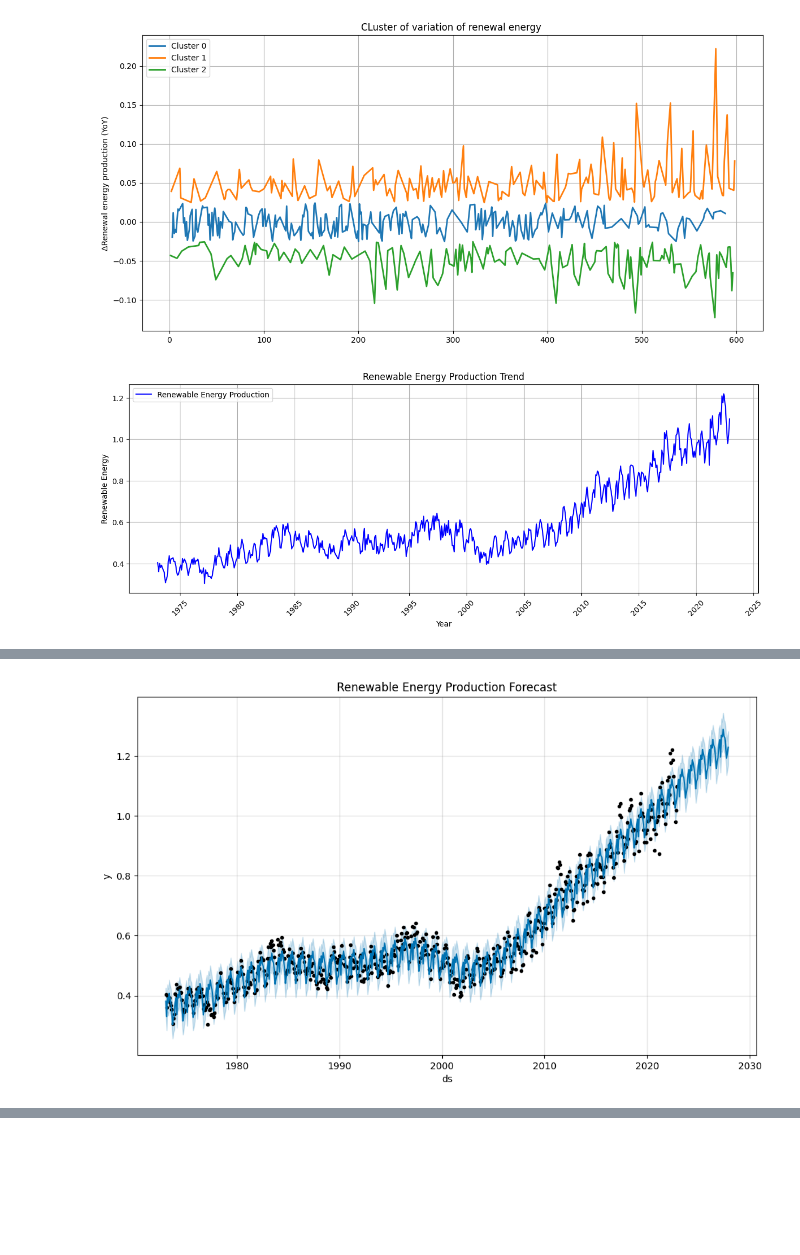
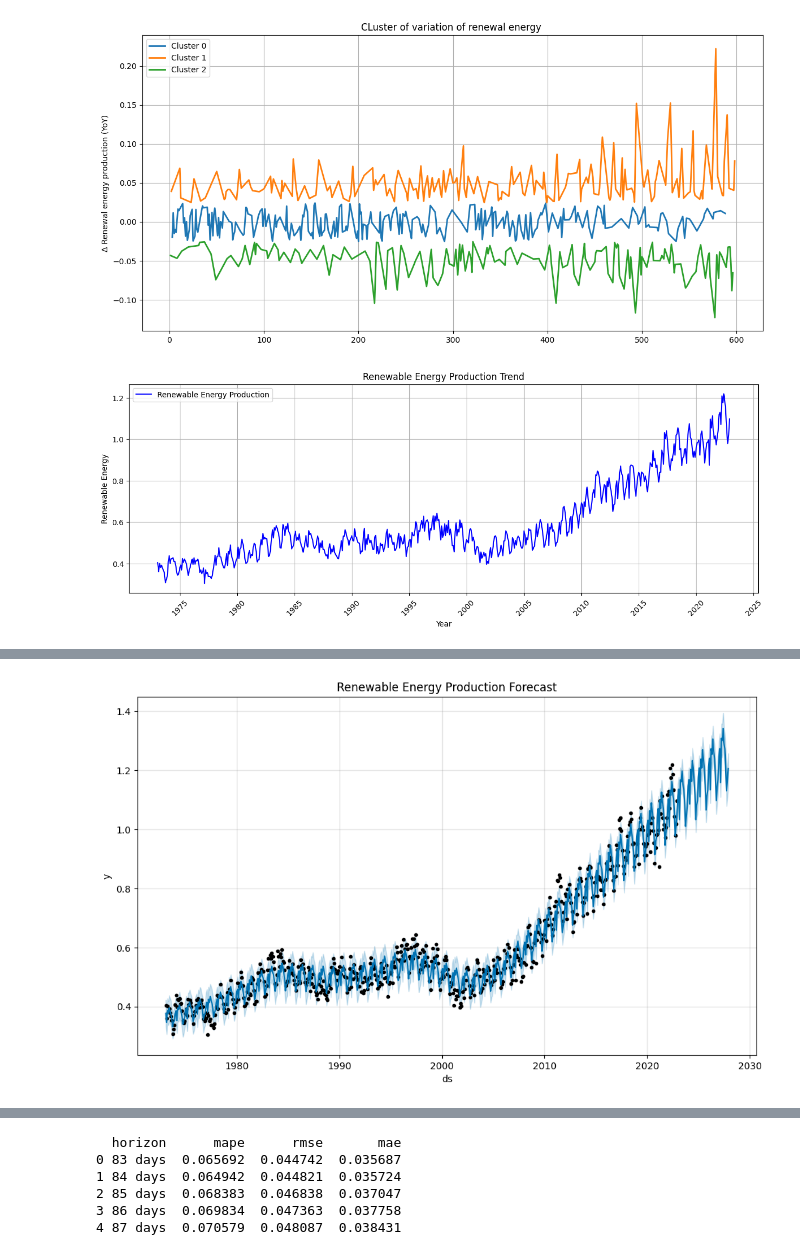
Before and after one commit to ChristianChimi/Energy-Sector-Analysis, a Jupyter notebook: Energy.ipynb, the cells around one changed output, grey strips where cells are left out. Cells and saved outputs as stored; diff of their text form; code cells hidden in the pictures; blank space fills up the shorter version.

```diff
--- a/Energy.ipynb
+++ b/Energy.ipynb
@@ -143,14 +145,18 @@ plt.show()
 # %% [output]
 [figure]
 # %%
+# Prophet forecasting on renewable energy production, with cross validation
+
+# Pre-processing
 df['Date'] = pd.to_datetime(df['Date'])  # Convert to datetime
-df2 = df[['Date', 'Total Renewable Energy Production']].rename(columns={'Date': 'ds', 'Total Renewable Energy Production': 'y'})  # Format for Prophet
+df2 = df[['Date', 'Total Renewable Energy Production']].rename(
+    columns={'Date': 'ds', 'Total Renewable Energy Production': 'y'}
+)
 
 # Trend visualization
 plt.figure(figsize=(15, 5))
 plt.plot(df2['ds'], df2['y'], linestyle='-', color='b', label='Renewable Energy Production')
 
-# Formatting the X-axis (one label every 5 years)
 plt.gca().xaxis.set_major_locator(mdates.YearLocator(5))
 plt.gca().xaxis.set_major_formatter(mdates.DateFormatter('%Y'))
 
@@ -162,17 +168,36 @@ plt.legend()
 plt.grid()
 plt.show()
 
-# Prophet model
-model = Prophet()
+# Prophet model training
+model = Prophet(
+    changepoint_prior_scale=0.05,
+    seasonality_mode='multiplicative',
+    seasonality_prior_scale=10
+)
 model.fit(df2)
 
-# Creating future dates (5 years ahead)
-future = model.make_future_dataframe(periods=60, freq='ME')  # 60 months
+# Period of prediction
+future = model.make_future_dataframe(periods=60, freq='M')
 forecast = model.predict(future)
 
-# -Forecast visualization
+# Plotting prediction
 model.plot(forecast)
 plt.title("Renewable Energy Production Forecast")
 plt.show()
+
+# 6. Cross-validation (rolling forecasting origin)
+df_cv = cross_validation(model,
+                         initial='1200 days',
+                         period='365 days',
+                         horizon='730 days')
+
+# Metrics
+df_perf = performance_metrics(df_cv)
+print(df_perf[['horizon', 'mape', 'rmse', 'mae']].head())
+
+# MAPE visualization
+plot_cross_validation_metric(df_cv, metric='mape')
+plt.title('MAPE over Forecast Horizon')
+plt.show()
 # %% [output]
 [figure]
@@ -181 +206 @@ plt.show()
-[figure, old version]
+[figure, new version]
@@ -181,0 +224,6 @@ plt.show()
+  horizon      mape      rmse       mae
+0 83 days  0.065692  0.044742  0.035687
+1 84 days  0.064942  0.044821  0.035724
+2 85 days  0.068383  0.046838  0.037047
+3 86 days  0.069834  0.047363  0.037758
+4 87 days  0.070579  0.048087  0.038431
```
Also changed, not shown: parts of 3 cells of this notebook.
